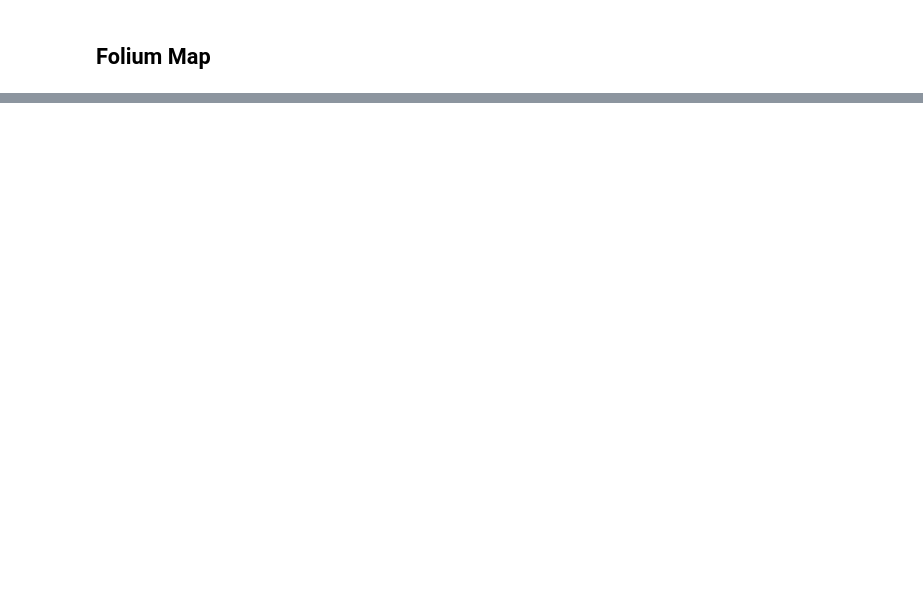
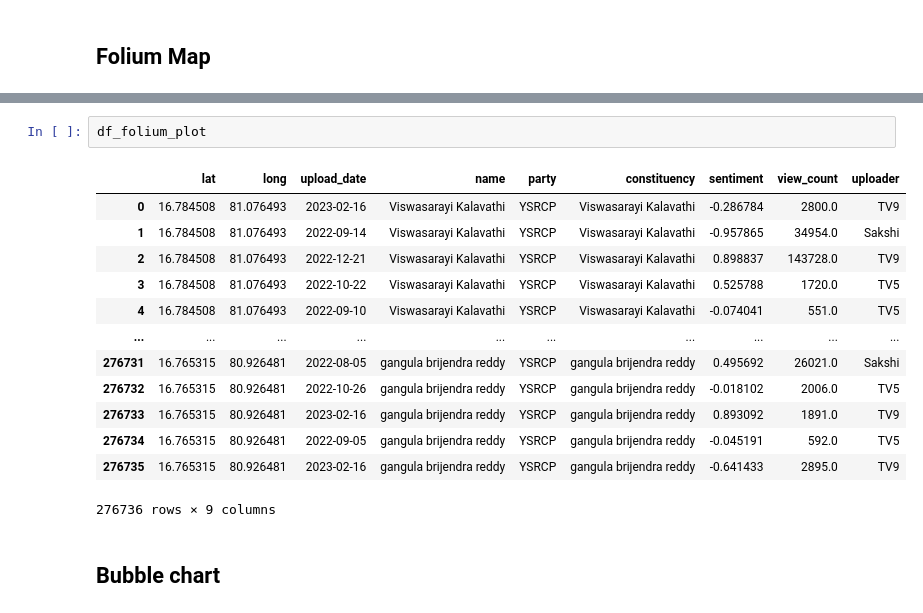
Before and after one commit to kowshikchills/alphapolitica_streamlit, a Jupyter notebook: streamlit.ipynb, the cells around one changed output, grey strips where cells are left out. Saved outputs shown, nothing was run; the diff lists cells and outputs as text; blank space fills up the shorter version.

```diff
--- a/streamlit.ipynb
+++ b/streamlit.ipynb
@@ -50,0 +99,18 @@ map_obj
+# %%
+df_folium_plot
+# %% [output]
+|  | lat | long | upload_date | name | party | constituency | sentiment | view_count | uploader |
+| 0 | 16.784508 | 81.076493 | 2023-02-16 | Viswasarayi Kalavathi | YSRCP | Viswasarayi Kalavathi | -0.286784 | 2800.0 | TV9 |
+| 1 | 16.784508 | 81.076493 | 2022-09-14 | Viswasarayi Kalavathi | YSRCP | Viswasarayi Kalavathi | -0.957865 | 34954.0 | Sakshi |
+| 2 | 16.784508 | 81.076493 | 2022-12-21 | Viswasarayi Kalavathi | YSRCP | Viswasarayi Kalavathi | 0.898837 | 143728.0 | TV9 |
+| 3 | 16.784508 | 81.076493 | 2022-10-22 | Viswasarayi Kalavathi | YSRCP | Viswasarayi Kalavathi | 0.525788 | 1720.0 | TV5 |
+| 4 | 16.784508 | 81.076493 | 2022-09-10 | Viswasarayi Kalavathi | YSRCP | Viswasarayi Kalavathi | -0.074041 | 551.0 | TV5 |
+| ... | ... | ... | ... | ... | ... | ... | ... | ... | ... |
+| 276731 | 16.765315 | 80.926481 | 2022-08-05 | gangula brijendra reddy | YSRCP | gangula brijendra reddy | 0.495692 | 26021.0 | Sakshi |
+| 276732 | 16.765315 | 80.926481 | 2022-10-26 | gangula brijendra reddy | YSRCP | gangula brijendra reddy | -0.018102 | 2006.0 | TV5 |
+| 276733 | 16.765315 | 80.926481 | 2023-02-16 | gangula brijendra reddy | YSRCP | gangula brijendra reddy | 0.893092 | 1891.0 | TV9 |
+| 276734 | 16.765315 | 80.926481 | 2022-09-05 | gangula brijendra reddy | YSRCP | gangula brijendra reddy | -0.045191 | 592.0 | TV5 |
+| 276735 | 16.765315 | 80.926481 | 2023-02-16 | gangula brijendra reddy | YSRCP | gangula brijendra reddy | -0.641433 | 2895.0 | TV9 |
+276736 rows × 9 columns
+# %% [markdown]
+## Bubble chart
```
Also changed, not shown: parts of 15 cells of this notebook, 4 other files.
